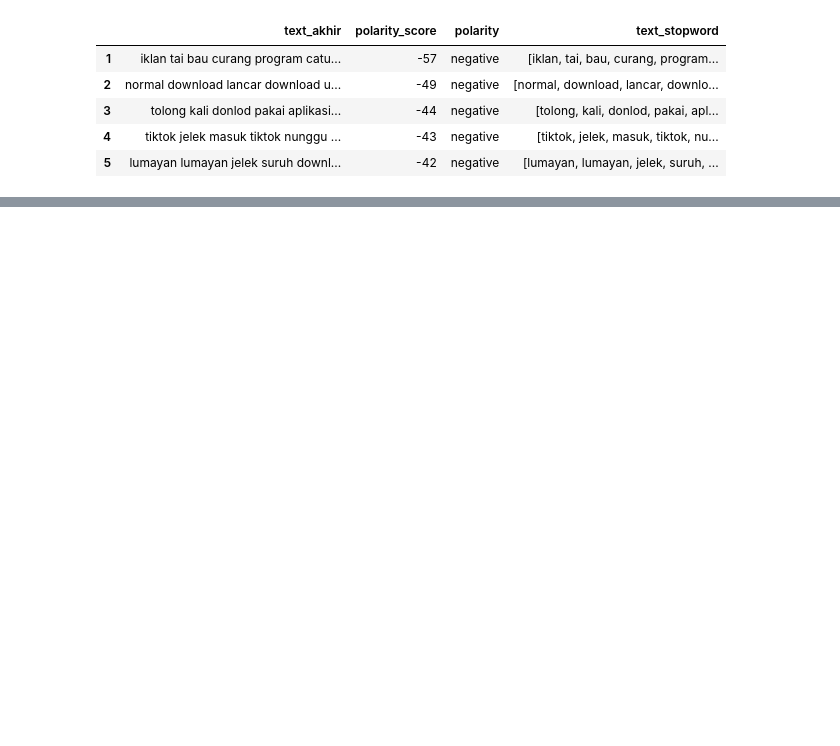
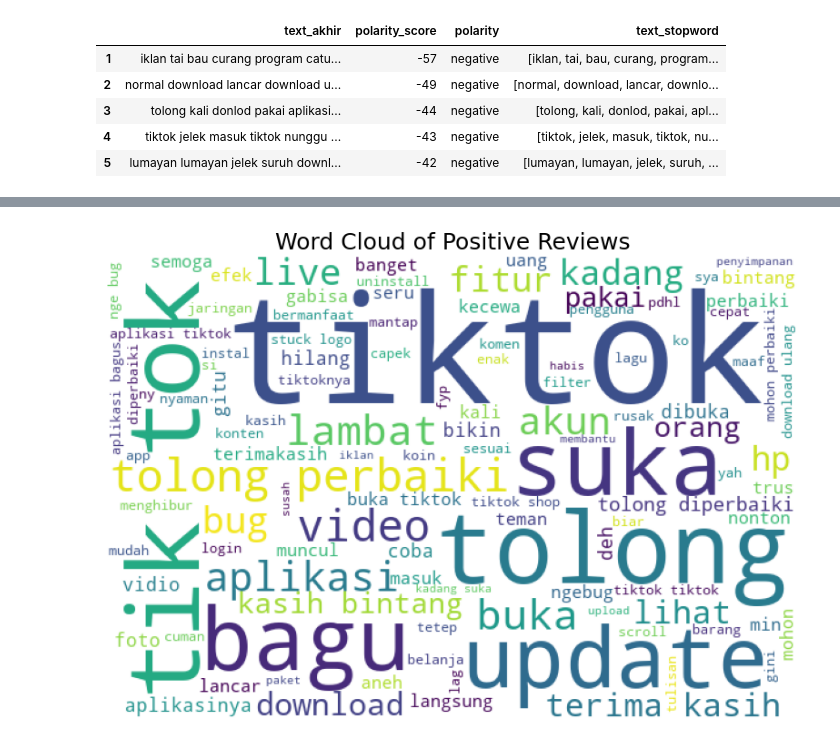
Before and after one commit to laventilizz/analisis_sentimen_app, a Jupyter notebook: sentiment_analysis.ipynb, the cells around one changed output, grey strips where cells are left out. Drawn from its saved outputs; the diff is of its cells as text; code cells hidden in the pictures; blank space fills up the shorter version.

```diff
--- a/sentiment_analysis.ipynb
+++ b/sentiment_analysis.ipynb
@@ -325,0 +330,19 @@ plt.show()
+# %%
+# Membuat string kosong 'list_words' yang akan digunakan untuk mengumpulkan semua kata dari teks yang sudah dibersihkan dalam review positif.
+list_words = ''
+
+# Iterasi melalui setiap tweet dalam kolom 'text_stopword' dari DataFrame 'positive_reviews'.
+for tweet in positive_reviews['text_stopword']:
+    for word in tweet:
+        list_words += ' ' + (word)
+
+wordcloud = WordCloud(width=600, height=400, background_color='white', min_font_size=10).generate(list_words)
+fig, ax = plt.subplots(figsize=(8, 6))
+ax.set_title('Word Cloud of Positive Reviews', fontsize=18)
+ax.grid(False)
+ax.imshow((wordcloud))
+fig.tight_layout(pad=0)
+ax.axis('off')
+plt.show()
+# %% [output]
+[figure, added]
```
Also changed, not shown: parts of 15 cells of this notebook.
